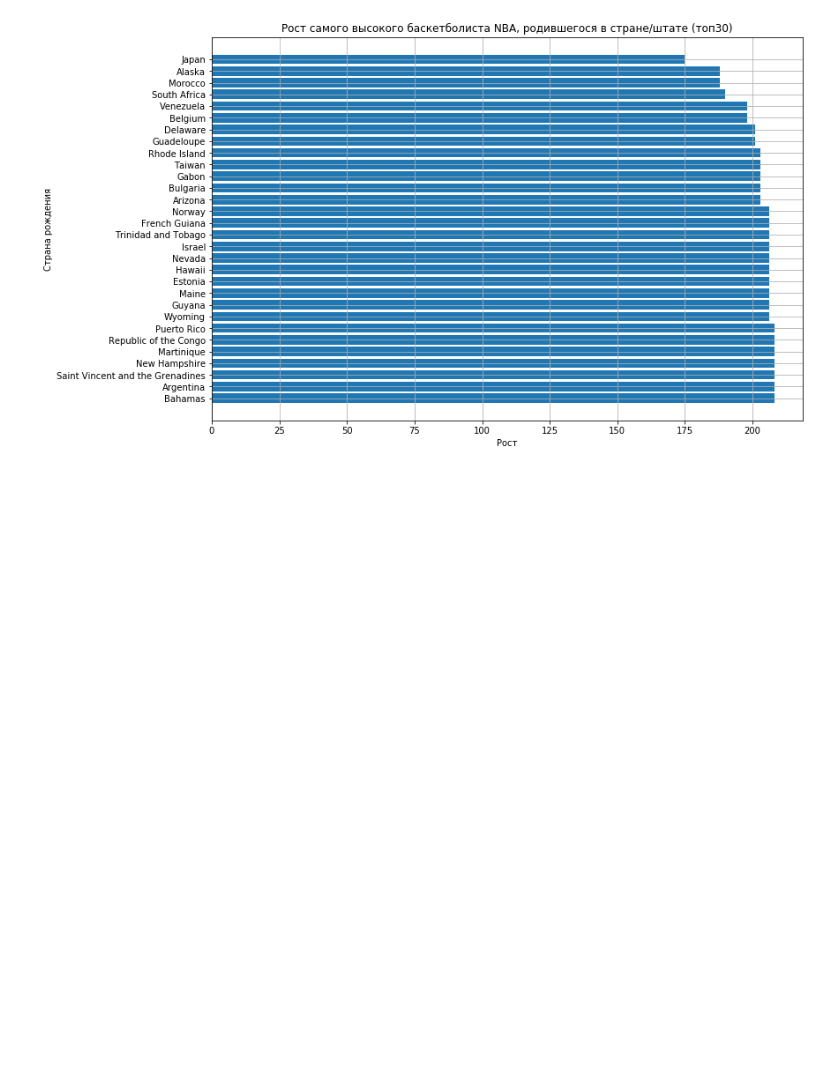
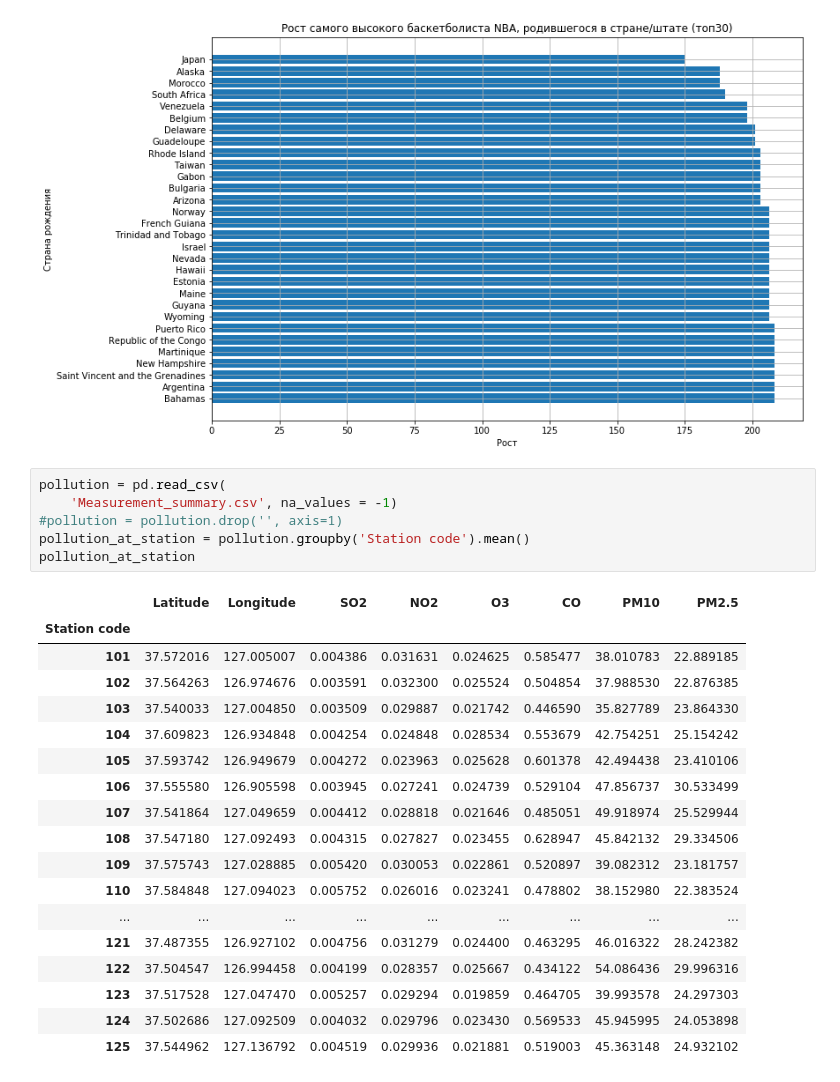
Before and after one commit to Radniforg/visualization, a Jupyter notebook: Visualization.ipynb, the cells around one changed output. Saved outputs shown, nothing was run; the diff lists cells and outputs as text; blank space fills up the shorter version.

```diff
--- a/Visualization.ipynb
+++ b/Visualization.ipynb
@@ -48,3 +48,28 @@ plt.title('Рост самого высокого баскетболиста NBA
 plt.grid()
 # %% [output]
 [figure]
+# %%
+pollution = pd.read_csv(
+    'Measurement_summary.csv', na_values = -1)
+#pollution = pollution.drop('', axis=1)
+pollution_at_station = pollution.groupby('Station code').mean()
+pollution_at_station
+# %% [output]
+|  | Latitude | Longitude | SO2 | NO2 | O3 | CO | PM10 | PM2.5 |
+| Station code |  |  |  |  |  |  |  |  |
+| 101 | 37.572016 | 127.005007 | 0.004386 | 0.031631 | 0.024625 | 0.585477 | 38.010783 | 22.889185 |
+| 102 | 37.564263 | 126.974676 | 0.003591 | 0.032300 | 0.025524 | 0.504854 | 37.988530 | 22.876385 |
+| 103 | 37.540033 | 127.004850 | 0.003509 | 0.029887 | 0.021742 | 0.446590 | 35.827789 | 23.864330 |
+| 104 | 37.609823 | 126.934848 | 0.004254 | 0.024848 | 0.028534 | 0.553679 | 42.754251 | 25.154242 |
+| 105 | 37.593742 | 126.949679 | 0.004272 | 0.023963 | 0.025628 | 0.601378 | 42.494438 | 23.410106 |
+| 106 | 37.555580 | 126.905598 | 0.003945 | 0.027241 | 0.024739 | 0.529104 | 47.856737 | 30.533499 |
+| 107 | 37.541864 | 127.049659 | 0.004412 | 0.028818 | 0.021646 | 0.485051 | 49.918974 | 25.529944 |
+| 108 | 37.547180 | 127.092493 | 0.004315 | 0.027827 | 0.023455 | 0.628947 | 45.842132 | 29.334506 |
+| 109 | 37.575743 | 127.028885 | 0.005420 | 0.030053 | 0.022861 | 0.520897 | 39.082312 | 23.181757 |
+| 110 | 37.584848 | 127.094023 | 0.005752 | 0.026016 | 0.023241 | 0.478802 | 38.152980 | 22.383524 |
+| ... | ... | ... | ... | ... | ... | ... | ... | ... |
+| 121 | 37.487355 | 126.927102 | 0.004756 | 0.031279 | 0.024400 | 0.463295 | 46.016322 | 28.242382 |
+| 122 | 37.504547 | 126.994458 | 0.004199 | 0.028357 | 0.025667 | 0.434122 | 54.086436 | 29.996316 |
+| 123 | 37.517528 | 127.047470 | 0.005257 | 0.029294 | 0.019859 | 0.464705 | 39.993578 | 24.297303 |
+| 124 | 37.502686 | 127.092509 | 0.004032 | 0.029796 | 0.023430 | 0.569533 | 45.945995 | 24.053898 |
+| 125 | 37.544962 | 127.136792 | 0.004519 | 0.029936 | 0.021881 | 0.519003 | 45.363148 | 24.932102 |
```
Also changed, not shown: parts of 2 cells of this notebook, 1 other file.
